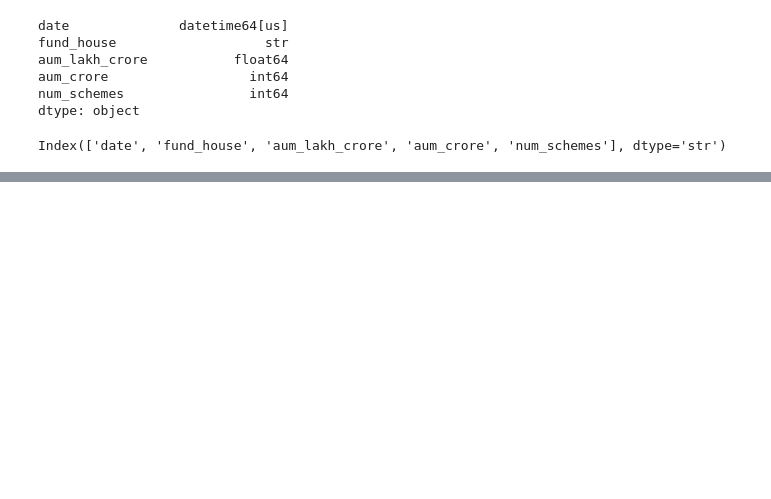
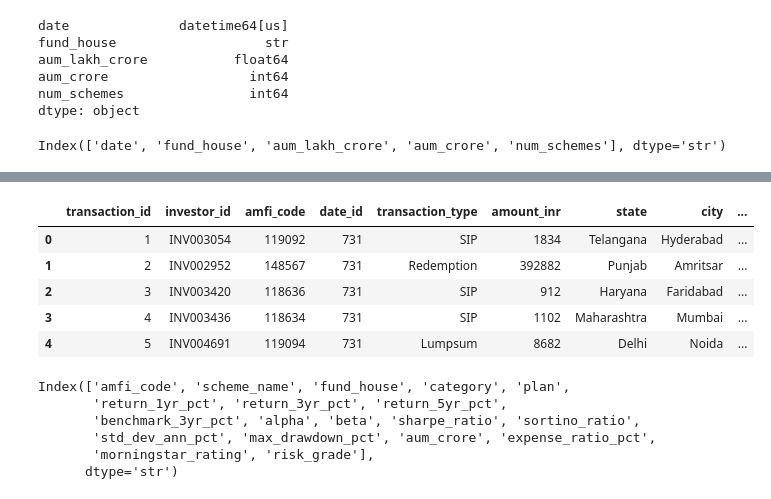
Before and after one commit to aksheyei/Mutual-Fund-Analysis, a Jupyter notebook: notebooks/day2_data_cleaning.ipynb, the cells around one changed output, grey strips where cells are left out. Saved outputs shown, nothing was run; the diff lists cells and outputs as text; code cells hidden in the pictures; blank space fills up the shorter version.

```diff
--- a/notebooks/day2_data_cleaning.ipynb
+++ b/notebooks/day2_data_cleaning.ipynb
@@ -232,0 +505,20 @@ Index(['date', 'fund_house', 'aum_lakh_crore', 'aum_crore', 'num_schemes'], dtyp
+# %%
+# loading data into sql fact_transaction
+fact_transactions.to_sql("fact_transactions", engine, if_exists="append", index=False)
+pd.read_sql("SELECT * FROM fact_transactions LIMIT 5;", engine)
+# %% [output]
+|  | transaction_id | investor_id | amfi_code | date_id | transaction_type | amount_inr | state | city | ... |
+| 0 | 1 | INV003054 | 119092 | 731 | SIP | 1834 | Telangana | Hyderabad | ... |
+| 1 | 2 | INV002952 | 148567 | 731 | Redemption | 392882 | Punjab | Amritsar | ... |
+| 2 | 3 | INV003420 | 118636 | 731 | SIP | 912 | Haryana | Faridabad | ... |
+| 3 | 4 | INV003436 | 118634 | 731 | SIP | 1102 | Maharashtra | Mumbai | ... |
+| 4 | 5 | INV004691 | 119094 | 731 | Lumpsum | 8682 | Delhi | Noida | ... |
+# %%
+scheme_performance.columns
+# %% [output]
+Index(['amfi_code', 'scheme_name', 'fund_house', 'category', 'plan',
+       'return_1yr_pct', 'return_3yr_pct', 'return_5yr_pct',
+       'benchmark_3yr_pct', 'alpha', 'beta', 'sharpe_ratio', 'sortino_ratio',
+       'std_dev_ann_pct', 'max_drawdown_pct', 'aum_crore', 'expense_ratio_pct',
+       'morningstar_rating', 'risk_grade'],
+      dtype='str')
```
Also changed, not shown: parts of 40 cells of this notebook, 1 other file.
